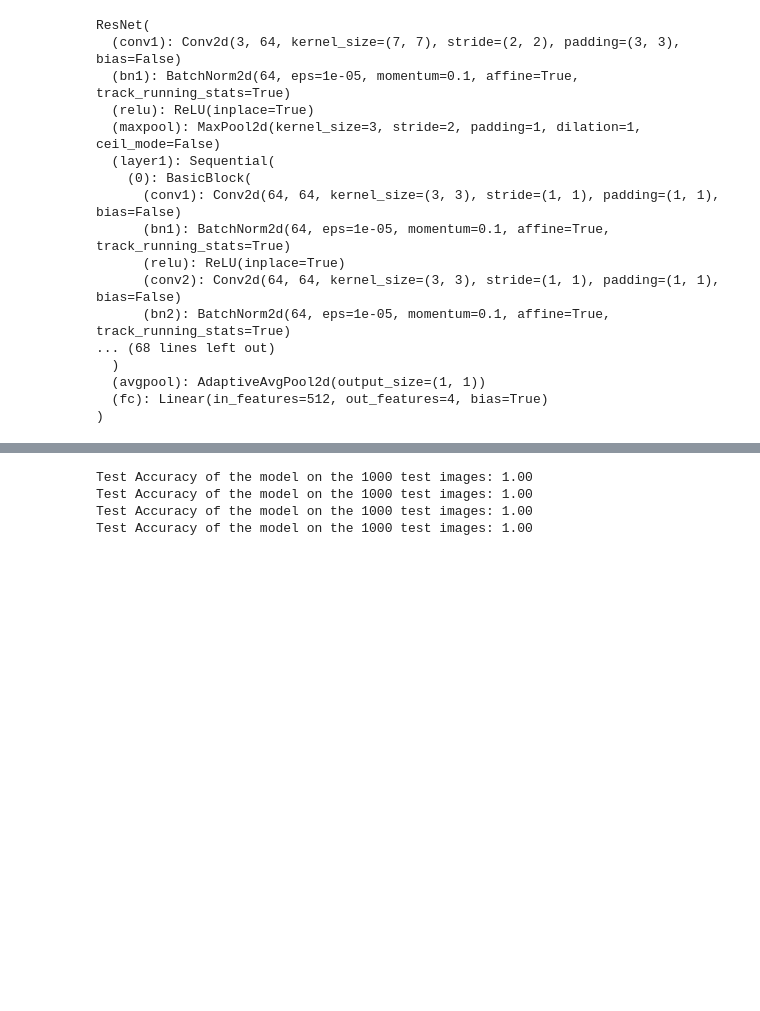
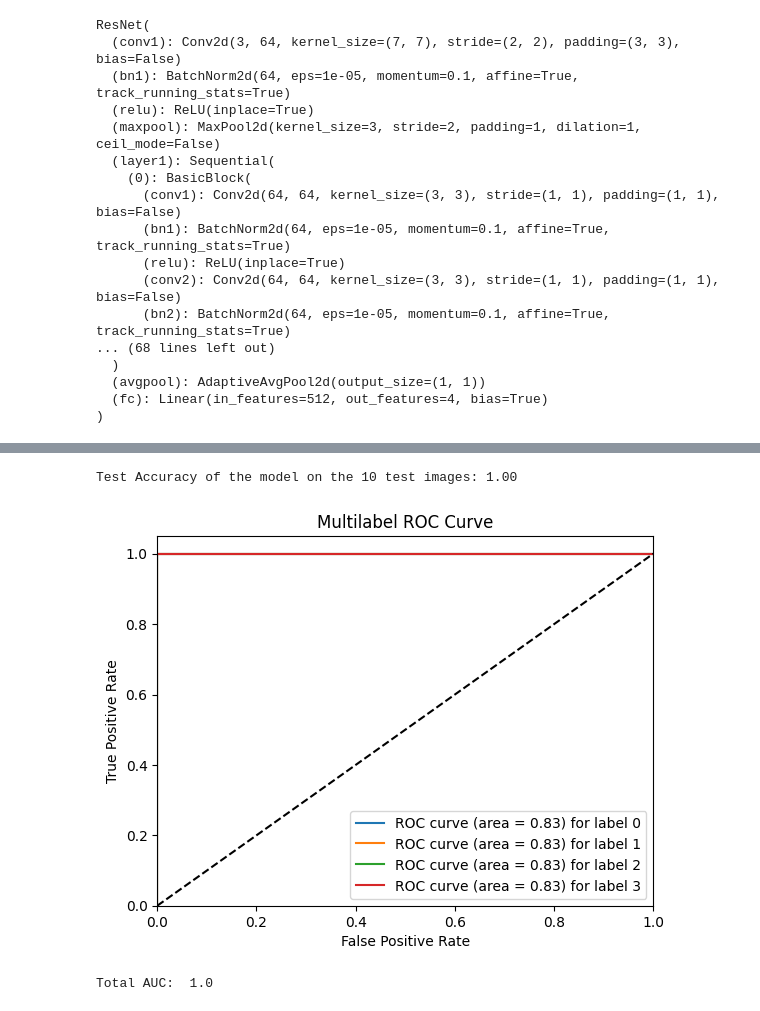
Before and after one commit to santoreb/Image_Classification_ChestXray_Direction_Prediction, a Jupyter notebook: Train_Small_Model_1_Directions.ipynb, the cells around one changed output, grey strips where cells are left out. Cells and saved outputs as stored; diff of their text form; code cells hidden in the pictures; blank space fills up the shorter version.

```diff
--- a/Train_Small_Model_1_Directions.ipynb
+++ b/Train_Small_Model_1_Directions.ipynb
@@ -147,20 +151,43 @@ Epoch [10/10], Step [90/95], Loss: 0.0003
-# %%
-def test():
-  model.eval()
-
-  with torch.no_grad():
-    correct = 0
-    total = 0
-    for images, labels in loaders['test']:
-      images = images.to(device)
-      labels = labels.to(device)
-      test_output = model(images)
-      pred_y = torch.max(test_output, 1)[1].data.squeeze()
-      accuracy = (pred_y == labels).sum().item() / float(labels.size(0))
-      print('Test Accuracy of the model on the 1000 test images: %.2f'%accuracy)
-test()
-# %% [output]
-Test Accuracy of the model on the 1000 test images: 1.00
-Test Accuracy of the model on the 1000 test images: 1.00
-Test Accuracy of the model on the 1000 test images: 1.00
-Test Accuracy of the model on the 1000 test images: 1.00
+# %%
+def test():
+  model.eval()
+  softmax = nn.Softmax()
+  with torch.no_grad():
+    correct = 0
+    total = 0
+    for images, labels in loaders['test']:
+      images = images.to(device)
+      labels = labels.to(device)
+      labels_binarized = label_binarize(labels.to('cpu'), classes=[0, 1, 2, 3])
+      test_output = model(images)
+      pred_y = torch.max(test_output, 1)[1].data.squeeze()
+      accuracy = (pred_y == labels).sum().item() / float(labels.size(0))
+      print('Test Accuracy of the model on the 10 test images: %.2f'%accuracy)
+      roc_auc = roc_auc_score(labels.to('cpu'), softmax(test_output.to('cpu')), multi_class='ovo')
+
+      # # Compute ROC curve and ROC area for each class
+      fpr = dict()
+      tpr = dict()
+      roc_auc_individual = dict()
+      for i in range(labels_binarized.shape[1]):
+          fpr[i], tpr[i], _ = roc_curve(labels_binarized[:, i], test_output[:, i].to('cpu'))
+          roc_auc_individual[i] = roc_auc_score(fpr[i], tpr[i])
+
+      # Plot all ROC curves
+      plt.figure()
+      for i in range(labels_binarized.shape[1]):
+          plt.plot(fpr[i], tpr[i], label=f'ROC curve (area = {roc_auc_individual[i]:.2f}) for label {i}')
+      plt.plot([0, 1], [0, 1], 'k--')
+      plt.xlim([0.0, 1.0])
+      plt.ylim([0.0, 1.05])
+      plt.xlabel('False Positive Rate')
+      plt.ylabel('True Positive Rate')
+      plt.title('Multilabel ROC Curve')
+      plt.legend(loc="lower right")
+      plt.show()
+      print("Total AUC: ", roc_auc)
+test()
+# %% [output]
+Test Accuracy of the model on the 10 test images: 1.00
+[figure, added]
+Total AUC:  1.0
```
Also changed, not shown: parts of 4 cells of this notebook.
